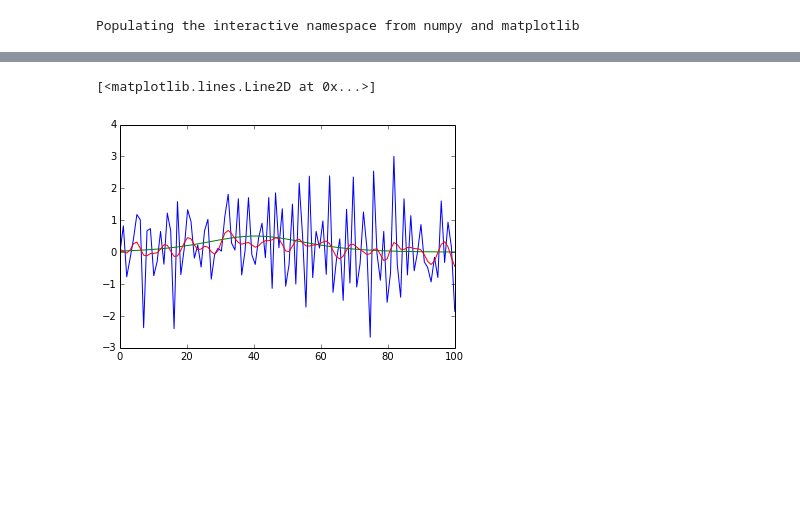
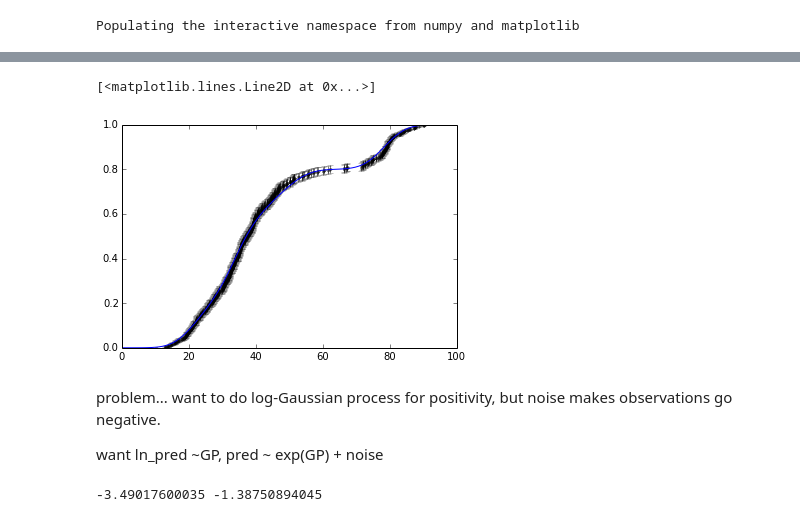
Before and after one commit to cranmer/play, a Jupyter notebook: misc/isotonic_gp.ipynb, the cells around one changed output, grey strips where cells are left out. Saved outputs shown, nothing was run; the diff lists cells and outputs as text; code cells hidden in the pictures; blank space fills up the shorter version.

```diff
--- a/misc/isotonic_gp.ipynb
+++ b/misc/isotonic_gp.ipynb
@@ -39,0 +47,7 @@ dy[0]=0.
+# %%
+#plt.scatter(points,y,alpha=0.3)
+plt.errorbar(points, y, yerr, alpha=0.5,fmt=".k")
+plt.plot(x,cdf(x))
+# %% [output]
+[<matplotlib.lines.Line2D at 0x...>]
+[figure, added]
@@ -43 +63,5 @@ tempdy = temp-np.roll(temp,1)
 tempdy[0]=0
+# %% [markdown]
+problem... want to do log-Gaussian process for positivity, but noise makes observations go negative.
+
+want ln_pred ~GP, pred ~ exp(GP) + noise
@@ -44,12 +79,10 @@ tempdy[0]=0
 # %%
+length_scale_of_correaltion=70.
 kernel_d = ExpSquaredKernel(length_scale_of_correaltion, ndim=1)
-gp_d = george.GP(kernel, solver=george.HODLRSolver) #faster
-gp_d.compute(x,np.sqrt(2.)*yerr)
-pred_d, cov_d = gp_d.predict(dy,x)
+gp_d = george.GP(kernel_d, mean=np.mean(log_dy), solver=george.HODLRSolver) #faster
+#gp_d.compute(points,log_dyerr)
+gp_d.compute(points, yerr=np.mean(log_dyerr))
+pred_log_dy, _ = gp_d.predict(log_dy,x)
+print np.mean(log_dy), np.mean(log_dyerr)
+# %% [output]
+-3.49017600035 -1.38750894045
-# %%
-plt.plot(x,dy)
-plt.plot(x,tempdy)
-plt.plot(x,pred_d)
-# %% [output]
-[<matplotlib.lines.Line2D at 0x...>]
-[figure, removed]
```
Also changed, not shown: parts of 27 cells of this notebook.
